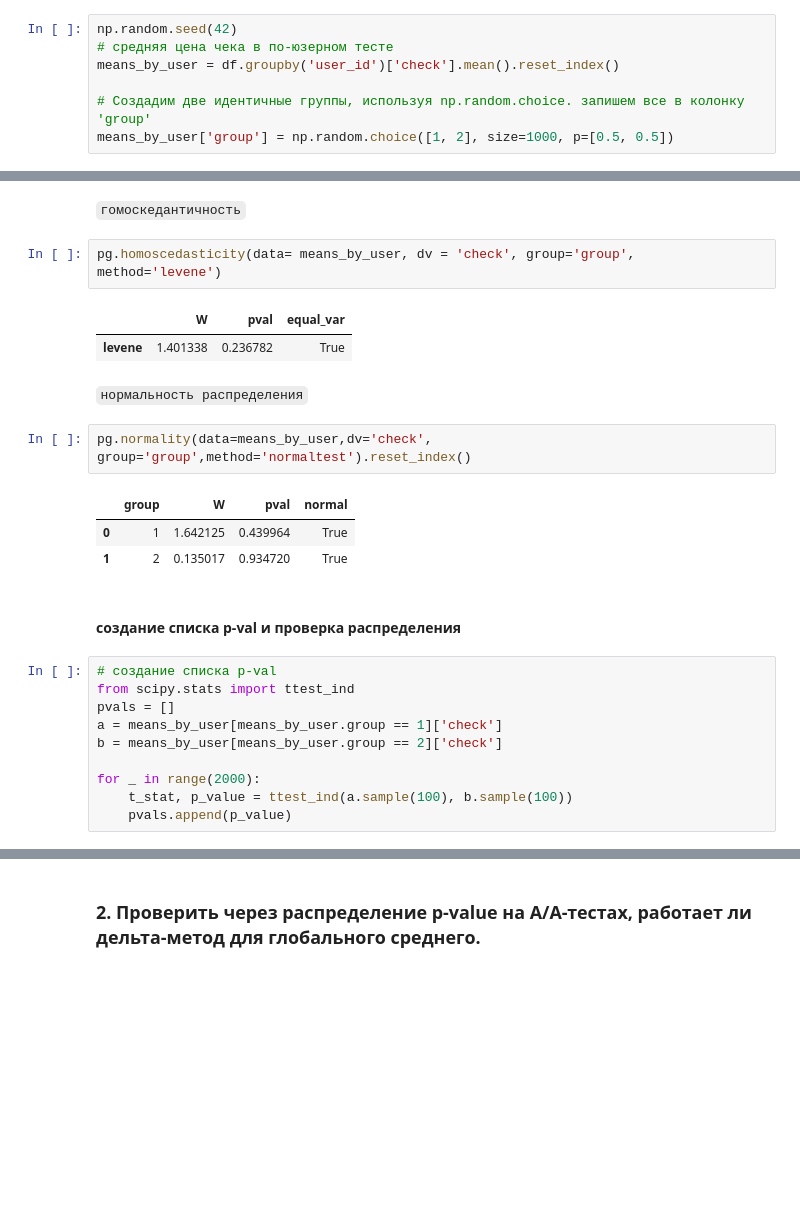
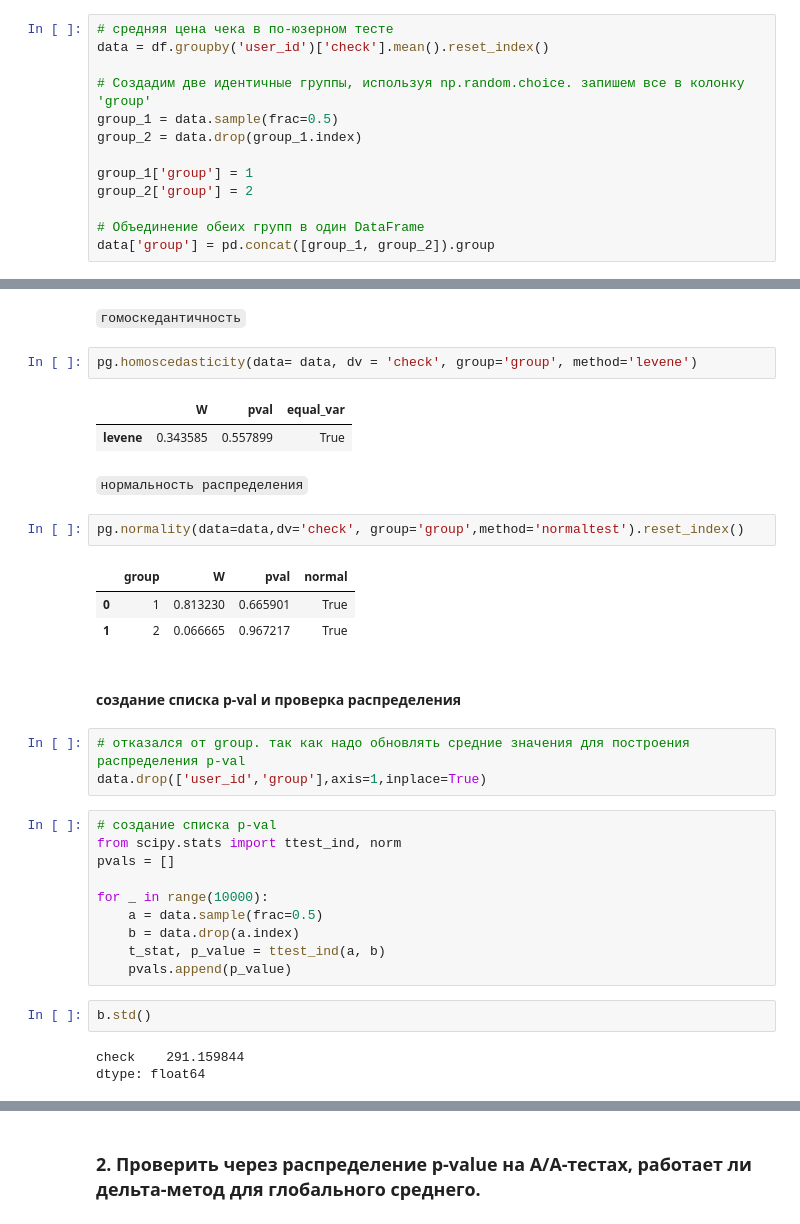
Before and after one commit to evanc001/practice_in_uzum_cource, a Jupyter notebook: analytic_projects/AA-tests/test_analysis.ipynb, the cells around one changed output, grey strips where cells are left out. Cells and saved outputs as stored; diff of their text form; blank space fills up the shorter version.

```diff
--- a/analytic_projects/AA-tests/test_analysis.ipynb
+++ b/analytic_projects/AA-tests/test_analysis.ipynb
@@ -53,10 +53,16 @@ pg.qqplot(df.check);
 # %%
-np.random.seed(42)
 # средняя цена чека в по-юзерном тесте
-means_by_user = df.groupby('user_id')['check'].mean().reset_index()
+data = df.groupby('user_id')['check'].mean().reset_index()
 
 # Создадим две идентичные группы, используя np.random.choice. запишем все в колонку 'group'
-means_by_user['group'] = np.random.choice([1, 2], size=1000, p=[0.5, 0.5])
+group_1 = data.sample(frac=0.5)
+group_2 = data.drop(group_1.index)
+
+group_1['group'] = 1
+group_2['group'] = 2
+
+# Объединение обеих групп в один DataFrame
+data['group'] = pd.concat([group_1, group_2]).group
 # %% [markdown]
 `Выборки не зависят друг от друга`
 - так как чеки сначала были усреднены для каждого пользователя, затем разделены на группы
@@ -64,30 +70,38 @@ means_by_user['group'] = np.random.choice([1, 2], size=1000, p=[0.5, 0.5])
 # %% [markdown]
 `гомоскедантичность`
 # %%
-pg.homoscedasticity(data= means_by_user, dv = 'check', group='group', method='levene')
+pg.homoscedasticity(data= data, dv = 'check', group='group', method='levene')
 # %% [output]
 |  | W | pval | equal_var |
-| levene | 1.401338 | 0.236782 | True |
+| levene | 0.343585 | 0.557899 | True |
 # %% [markdown]
 `нормальность распределения`
 # %%
-pg.normality(data=means_by_user,dv='check', group='group',method='normaltest').reset_index()
+pg.normality(data=data,dv='check', group='group',method='normaltest').reset_index()
 # %% [output]
 |  | group | W | pval | normal |
-| 0 | 1 | 1.642125 | 0.439964 | True |
-| 1 | 2 | 0.135017 | 0.934720 | True |
+| 0 | 1 | 0.813230 | 0.665901 | True |
+| 1 | 2 | 0.066665 | 0.967217 | True |
 # %% [markdown]
 #### создание списка p-val и проверка распределения
+# %%
+# отказался от group. так как надо обновлять средние значения для построения распределения p-val
+data.drop(['user_id','group'],axis=1,inplace=True)
 # %%
 # создание списка p-val
-from scipy.stats import ttest_ind
+from scipy.stats import ttest_ind, norm
 pvals = []
-a = means_by_user[means_by_user.group == 1]['check']
-b = means_by_user[means_by_user.group == 2]['check']
 
-for _ in range(2000):
-    t_stat, p_value = ttest_ind(a.sample(100), b.sample(100))
+for _ in range(10000):
+    a = data.sample(frac=0.5)
+    b = data.drop(a.index)
+    t_stat, p_value = ttest_ind(a, b)
     pvals.append(p_value)
+# %%
+b.std()
+# %% [output]
+check    291.159844
+dtype: float64
 # %%
 # проверка на нормальность
 pg.qqplot(pvals);
```
Also changed, not shown: parts of 23 cells of this notebook.
